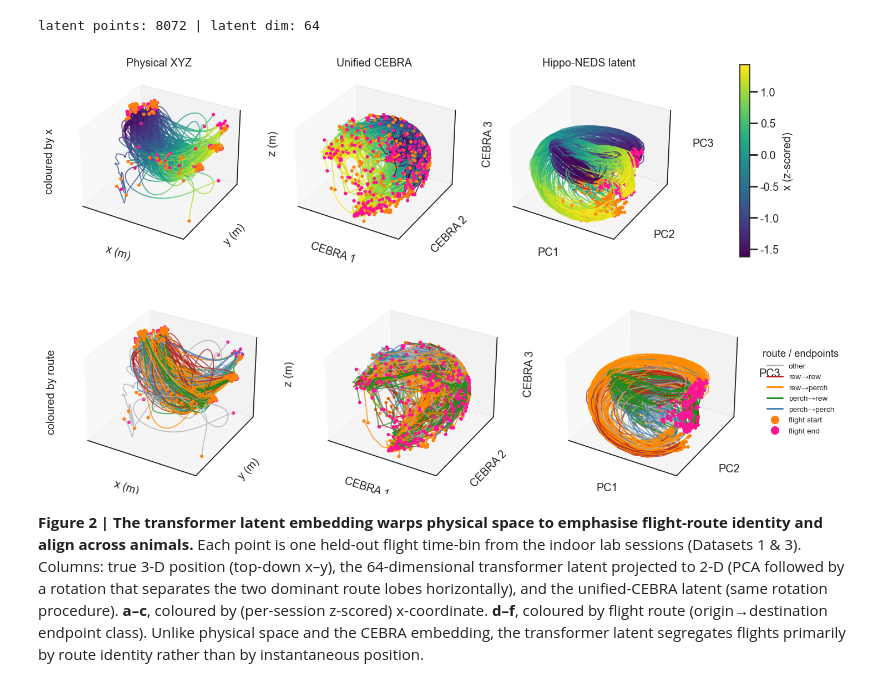
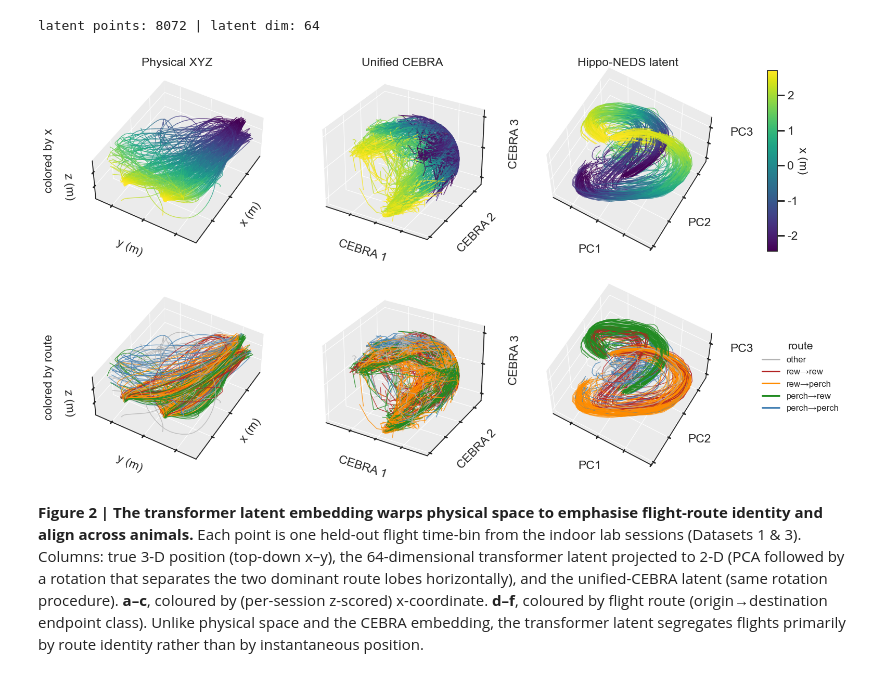
Before and after one commit to yongrong-qiu/digitalbat, a Jupyter notebook: notebooks/figures.ipynb, the cells around one changed output. Saved outputs shown, nothing was run; the diff lists cells and outputs as text; code cells hidden in the pictures.

Commit message:
figures: Fig 2 — true-scale physical box, reference grid, metres colour
Physical XYZ: rotate 90deg about z + slight top-down tilt; scale the box to the
true x/y/z extents (z shortest); tuck the "z (m)" label inward with the row
label outside it. White reference gridlines on grey panes for all six panels.
Colour trajectories by raw x in metres (not z-scored) and relabel the colorbar
"x (m)", rotated to face inward. US spelling ("colored by").

🤖 Generated with [Claude Code](https://claude.com/claude-code)

Co-Authored-By: Claude <noreply@anthropic.com>

```diff
--- a/notebooks/figures.ipynb
+++ b/notebooks/figures.ipynb
@@ -1613,7 +1613,7 @@ _rng = np.random.default_rng(0)
 _ind_pt = np.array([ph.is_indoor(s) for s in emb['session']])
 _pca3 = PCA(n_components=3).fit(emb['latent'][_ind_pt])
 _lat3 = _pca3.transform(emb['latent'])
-_colx = ph.zscore_by_session(emb['xyz'][:, 0], emb['session'])
+_colx = emb['xyz'][:, 0]  # raw metres, matching the physical x-axis
 _key = np.char.add(np.char.add(emb['session'], '|'), emb['flight_id'].astype(str))
 
 phys_trajs, lat_trajs, xcol, routes = [], [], [], []
@@ -1637,7 +1637,7 @@ if cebra_frechet is not None:
             dc = ph.endpoint_class(pos[-1], rew, perch, DIST_THRESH)
             _tmp.append((np.asarray(embp), ph.route_id(oc, dc)))
             _cx.append(pos[:, 0]); _cs.append(np.full(len(pos), s))
-    _zx = ph.zscore_by_session(np.concatenate(_cx), np.concatenate(_cs))
+    _zx = np.concatenate(_cx)  # raw metres
     _parts = np.split(_zx, np.cumsum([len(x) for x in _cx])[:-1])
     for (embp, r), zxi in zip(_tmp, _parts):
         cebra_trajs.append(embp); cebra_xcol.append(zxi); cebra_routes.append(r)
@@ -1669,47 +1669,65 @@ top_axes, bot_axes, sm, LBL = [], [], None, 15
 
 
 # Per-column 3-D view orientation (both rows of a column share one view):
-#   Physical XYZ  -> 270 deg about x
+#   Physical XYZ  -> 90 deg about z (y to front, x right) + slight top-down tilt
 #   Unified CEBRA -> default view (no rotation)
 #   Hippo-NEDS    -> 180 deg about z, then tilt back to expose the figure-8
 def _set_view(ax, col):
-    # Unified CEBRA keeps the default view; Physical XYZ / Hippo-NEDS are rotated
     if col == 'Physical XYZ':
-        ax.view_init(elev=ax.elev, azim=ax.azim + 90)   # 90 deg about z: y to front, x right
+        ax.view_init(elev=ax.elev + 15, azim=ax.azim + 90)   # y front, x right, more top-down
     elif col.startswith('Hippo-NEDS'):
         ax.view_init(elev=ax.elev + 30, azim=ax.azim + 180)
+
+
+def _ref_grid(ax):
+    """White reference gridlines on grey panes (applied to every 3-D panel)."""
+    from matplotlib.ticker import MaxNLocator
+    ax.xaxis.set_major_locator(MaxNLocator(4)); ax.yaxis.set_major_locator(MaxNLocator(4))
+    ax.zaxis.set_major_locator(MaxNLocator(3))
+    ax.set_xticklabels([]); ax.set_yticklabels([]); ax.set_zticklabels([])
+    for _axis in (ax.xaxis, ax.yaxis, ax.zaxis):
+        _axis.set_pane_color((0.92, 0.92, 0.92, 1.0))
+        _axis._axinfo['grid'].update(color='white', linewidth=0.8)
+    ax.grid(True)
 
 
 for j, (title, trajs, xc, rt, axl) in enumerate(columns):
     ax0 = fig2.add_subplot(2, ncol, j + 1, projection='3d'); top_axes.append(ax0)
     sm = ph.plot_trajectories_3d(ax0, trajs, xc, cmap='viridis', vlim=xvlim, lw=0.9, show_endpoints=False)
-    _set_view(ax0, title)
+    _set_view(ax0, title); _ref_grid(ax0)
     ax0.set_title(title, fontsize=LBL)
     ax0.set_xlabel(axl[0], fontsize=LBL); ax0.set_ylabel(axl[1], fontsize=LBL); ax0.set_zlabel(axl[2], fontsize=LBL)
     ax1 = fig2.add_subplot(2, ncol, ncol + j + 1, projection='3d'); bot_axes.append(ax1)
     ph.plot_trajectories_3d(ax1, trajs, rt, categorical=True, cat_colors=ph.ROUTE_COLORS, lw=0.9, show_endpoints=False)
-    _set_view(ax1, title)
+    _set_view(ax1, title); _ref_grid(ax1)
     ax1.set_xlabel(axl[0], fontsize=LBL); ax1.set_ylabel(axl[1], fontsize=LBL); ax1.set_zlabel(axl[2], fontsize=LBL)
+    if title == 'Physical XYZ':
+        _box = tuple(np.vstack([np.asarray(t) for t in trajs]).max(0)
+                     - np.vstack([np.asarray(t) for t in trajs]).min(0))
+        ax0.set_box_aspect(_box); ax1.set_box_aspect(_box)
     if j == 0:
-        ax0.text2D(-0.14, 0.5, 'coloured by x', transform=ax0.transAxes,
+        # tuck the z-axis label inward; the row label sits outside (left of) it
+        ax0.set_zlabel('z (m)', fontsize=LBL, labelpad=-4)
+        ax1.set_zlabel('z (m)', fontsize=LBL, labelpad=-4)
+        ax0.text2D(-0.24, 0.5, 'colored by x', transform=ax0.transAxes,
                    rotation=90, va='center', fontsize=LBL)
-        ax1.text2D(-0.14, 0.5, 'coloured by route', transform=ax1.transAxes,
+        ax1.text2D(-0.24, 0.5, 'colored by route', transform=ax1.transAxes,
                    rotation=90, va='center', fontsize=LBL)
 
 # Dedicated colorbar axes to the right of the top row: unlike colorbar(ax=top_axes),
 # this steals no width from the panels, so the three columns stay aligned on both rows.
 _ptr = top_axes[-1].get_position()
 _cax = fig2.add_axes([_ptr.x1 + 0.06, _ptr.y0, 0.012, _ptr.height])
 cb = fig2.colorbar(sm, cax=_cax)
-cb.set_label('x (z-scored)', fontsize=LBL)
+cb.set_label('x (m)', fontsize=LBL, rotation=270, labelpad=12)
 handles = [plt.Line2D([], [], color=ph.ROUTE_COLORS[k], lw=2, label=ph.ROUTE_LABELS[k])
            for k in range(len(ph.ROUTE_LABELS))]
 # offset right (past the PC3 z-axis label) so the legend doesn't overlap it
 bot_axes[-1].legend(handles=handles, title='route', loc='center left',
                      bbox_to_anchor=(1.2, 0.5), frameon=False, fontsize=11)
 ph.save_fig(fig2, 'fig2_embeddings'); plt.show()
 # %% [output]
-[figure, old version]
+[figure, new version]
 # %% [markdown]
 **Figure 2 | The transformer latent embedding warps physical space to emphasise flight-route identity and align across animals.** Each point is one held-out flight time-bin from the indoor lab sessions (Datasets 1 & 3). Columns: true 3-D position (top-down x–y), the 64-dimensional transformer latent projected to 2-D (PCA followed by a rotation that separates the two dominant route lobes horizontally), and the unified-CEBRA latent (same rotation procedure). **a–c**, coloured by (per-session z-scored) x-coordinate. **d–f**, coloured by flight route (origin→destination endpoint class). Unlike physical space and the CEBRA embedding, the transformer latent segregates flights primarily by route identity rather than by instantaneous position.
 # %% [markdown]
```
